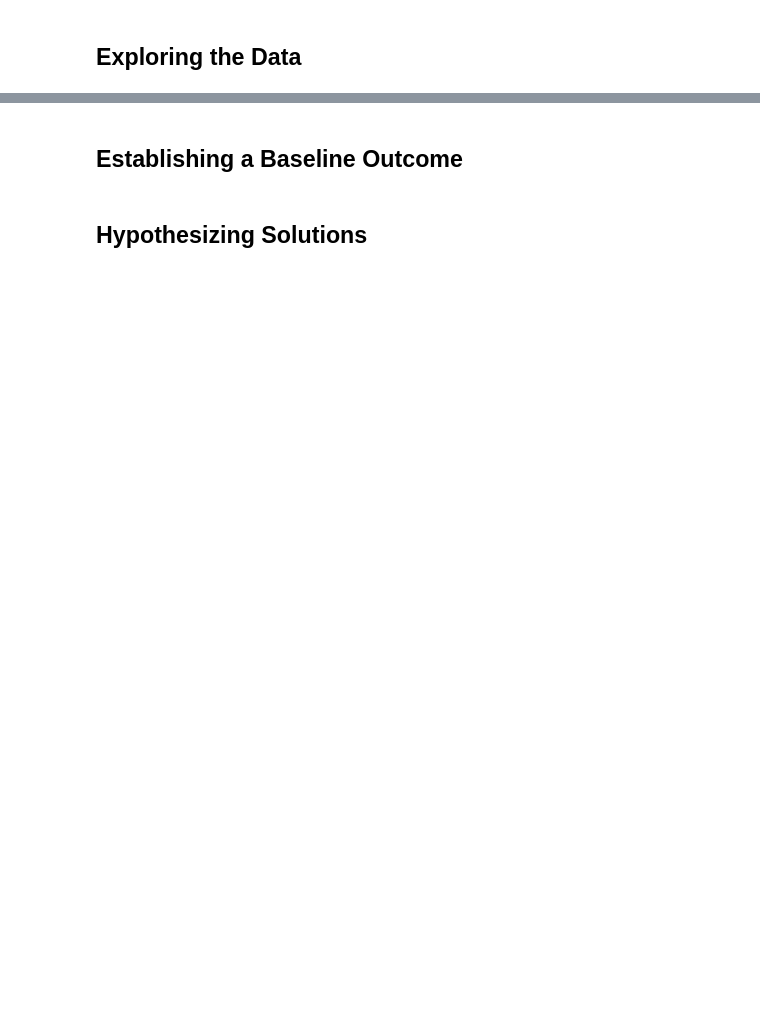
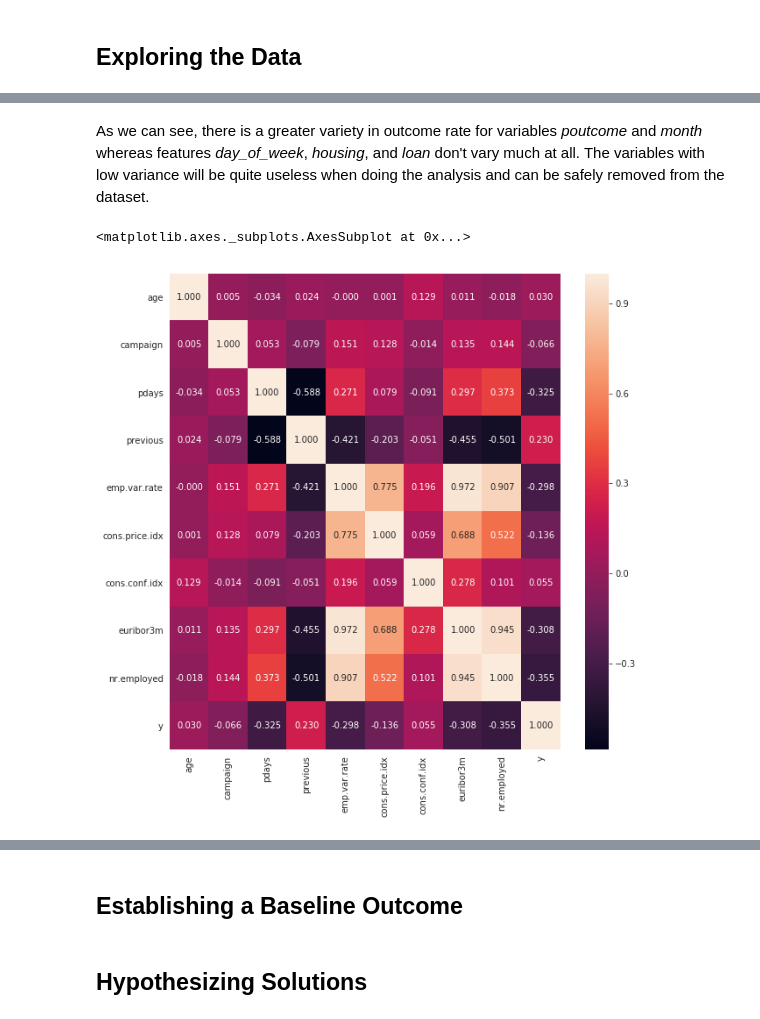
Before and after one commit to kcoffland/bank-predictions, a Jupyter notebook: 02_Discover.ipynb, the cells around one changed output, grey strips where cells are left out. Cells and saved outputs as stored; diff of their text form; code cells hidden in the pictures; blank space fills up the shorter version.

```diff
--- a/02_Discover.ipynb
+++ b/02_Discover.ipynb
@@ -43,0 +98,8 @@ contact            object
+# %%
+cat_cols = [x for x in bank_data.columns if bank_data[x].dtype==object and x != 'y']
+
+counts = bank_data.groupby('month')['y'].value_counts()
+total_counts = counts.groupby('month').sum()
+scaled_counts = counts / total_counts
+
+scaled_counts.xs('yes', level='y').sort_values().var()
@@ -43,0 +123,17 @@ contact            object
+# %% [markdown]
+As we can see, there is a greater variety in outcome rate for variables *poutcome* and *month* whereas features *day_of_week*, *housing*, and *loan* don't vary much at all. The variables with low variance will be quite useless when doing the analysis and can be safely removed from the dataset.
+# %%
+from sklearn.preprocessing import LabelEncoder
+
+le = LabelEncoder()
+
+bank_data['y'] = le.fit_transform(bank_data.y)
+# test = bank_data.pdays.replace(to_replace=999, value=20)
+num_bank_data = bank_data[[x for x in bank_data.columns if x not in cat_cols or x =='y']]
+
+fig, ax = plt.subplots(figsize=(10, 10))
+
+sns.heatmap(num_bank_data.corr(), annot=True, fmt='.3f')
+# %% [output]
+<matplotlib.axes._subplots.AxesSubplot at 0x...>
+[figure, added]
```
Also changed, not shown: parts of 15 cells of this notebook.
